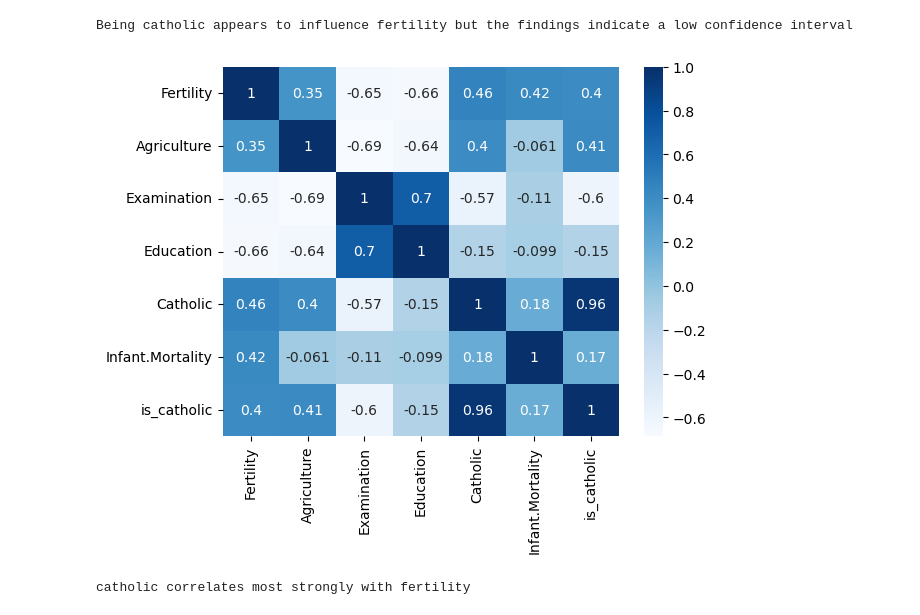
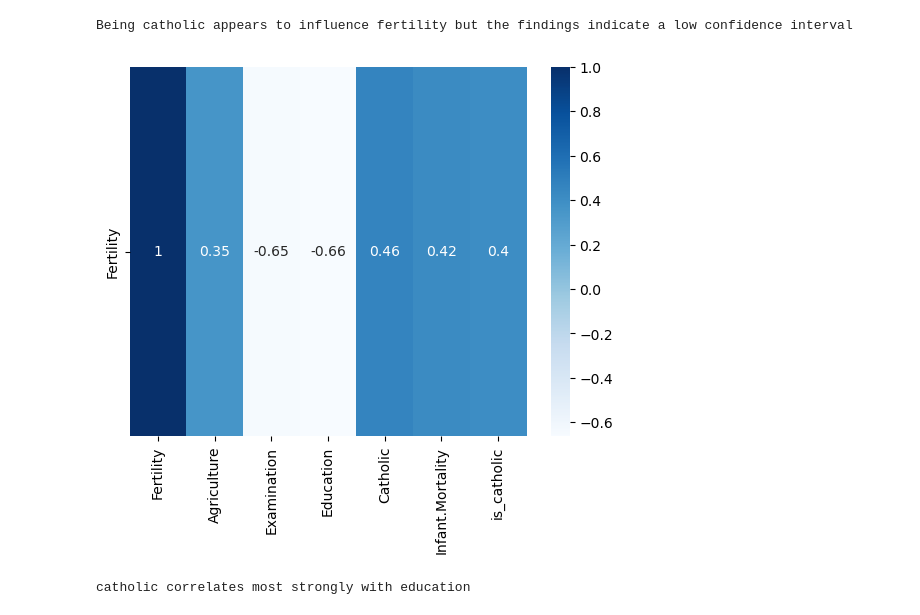
Before and after one commit to Alantheus-Thompson/ds_libraries_exercises, a Jupyter notebook: seaborn_exercises.ipynb, the cells around one changed output. Drawn from its saved outputs; the diff is of its cells as text; code cells hidden in the pictures.

```diff
--- a/seaborn_exercises.ipynb
+++ b/seaborn_exercises.ipynb
@@ -175,14 +154,14 @@ Being catholic appears to influence fertility but the findings indicate a low co
 # %%
 # What measure correlates most strongly with fertility?
 
 
-sns.heatmap(swiss_df.corr(), annot=True, cmap='Blues')
+sns.heatmap(swiss_df.corr()[:1], annot=True, cmap='Blues')
 plt.show()
 
-print(f'catholic correlates most strongly with fertility')
+print(f'catholic correlates most strongly with education')
 # %% [output]
-[figure, old version]
+[figure, new version]
-catholic correlates most strongly with fertility
+catholic correlates most strongly with education
 # %%
 # Load the chipotle dataset from SQL, create a bar chart that shows the 4 most popular items and the revenue
 # produced by each.
```
Also changed, not shown: parts of 6 cells of this notebook.
